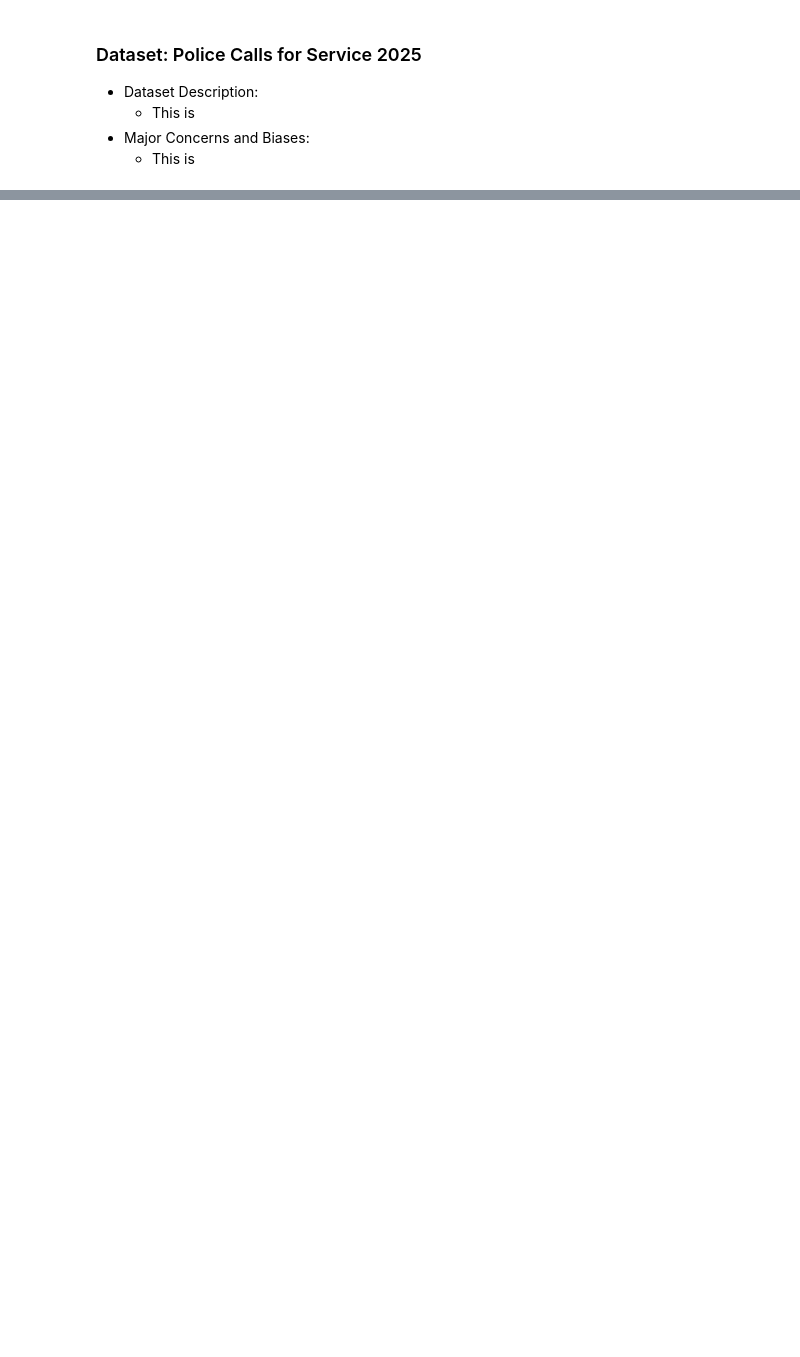
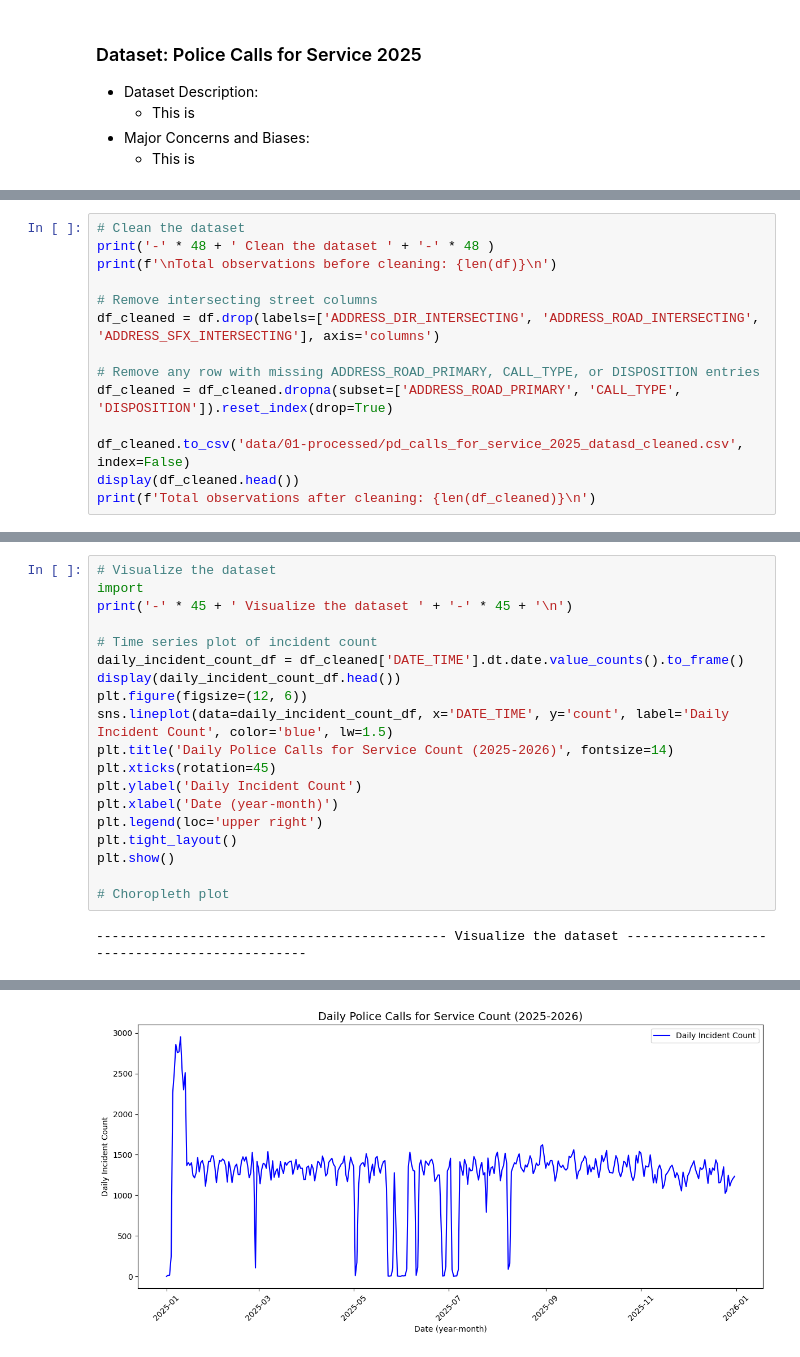
Before and after one commit to BJKin/Analytics-Driven-Resource-Deployment-for-San-Diego-Emergency-Services, a Jupyter notebook: data_pipeline.ipynb, the cells around one changed output, grey strips where cells are left out. Cells and saved outputs as stored; diff of their text form; blank space fills up the shorter version.

```diff
--- a/data_pipeline.ipynb
+++ b/data_pipeline.ipynb
@@ -73,0 +221,14 @@ df.head()
+# %%
+# Clean the dataset
+print('-' * 48 + ' Clean the dataset ' + '-' * 48 )
+print(f'\nTotal observations before cleaning: {len(df)}\n')
+
+# Remove intersecting street columns
+df_cleaned = df.drop(labels=['ADDRESS_DIR_INTERSECTING', 'ADDRESS_ROAD_INTERSECTING', 'ADDRESS_SFX_INTERSECTING'], axis='columns')
+
+# Remove any row with missing ADDRESS_ROAD_PRIMARY, CALL_TYPE, or DISPOSITION entries
+df_cleaned = df_cleaned.dropna(subset=['ADDRESS_ROAD_PRIMARY', 'CALL_TYPE', 'DISPOSITION']).reset_index(drop=True)
+
+df_cleaned.to_csv('data/01-processed/pd_calls_for_service_2025_datasd_cleaned.csv', index=False)
+display(df_cleaned.head())
+print(f'Total observations after cleaning: {len(df_cleaned)}\n')
@@ -73,0 +246,21 @@ df.head()
+# %%
+# Visualize the dataset
+import
+print('-' * 45 + ' Visualize the dataset ' + '-' * 45 + '\n')
+
+# Time series plot of incident count
+daily_incident_count_df = df_cleaned['DATE_TIME'].dt.date.value_counts().to_frame()
+display(daily_incident_count_df.head())
+plt.figure(figsize=(12, 6))
+sns.lineplot(data=daily_incident_count_df, x='DATE_TIME', y='count', label='Daily Incident Count', color='blue', lw=1.5)
+plt.title('Daily Police Calls for Service Count (2025-2026)', fontsize=14)
+plt.xticks(rotation=45)
+plt.ylabel('Daily Incident Count')
+plt.xlabel('Date (year-month)')
+plt.legend(loc='upper right')
+plt.tight_layout()
+plt.show()
+
+# Choropleth plot
+# %% [output]
+--------------------------------------------- Visualize the dataset ---------------------------------------------
@@ -73,0 +274 @@ df.head()
+[figure, added]
```
Also changed, not shown: parts of 7 cells of this notebook, 2 other files.
